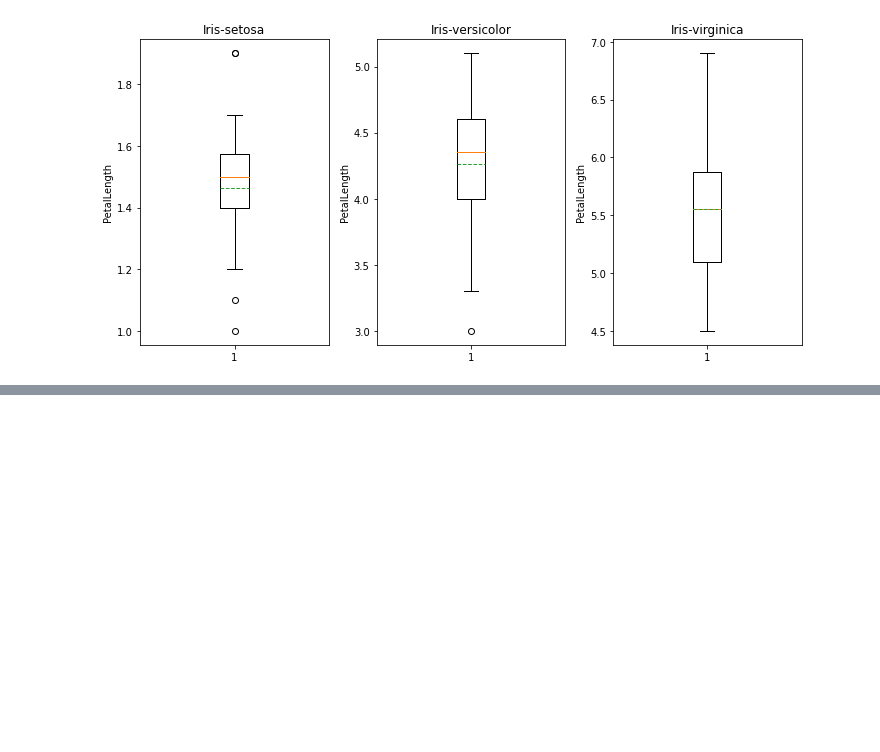
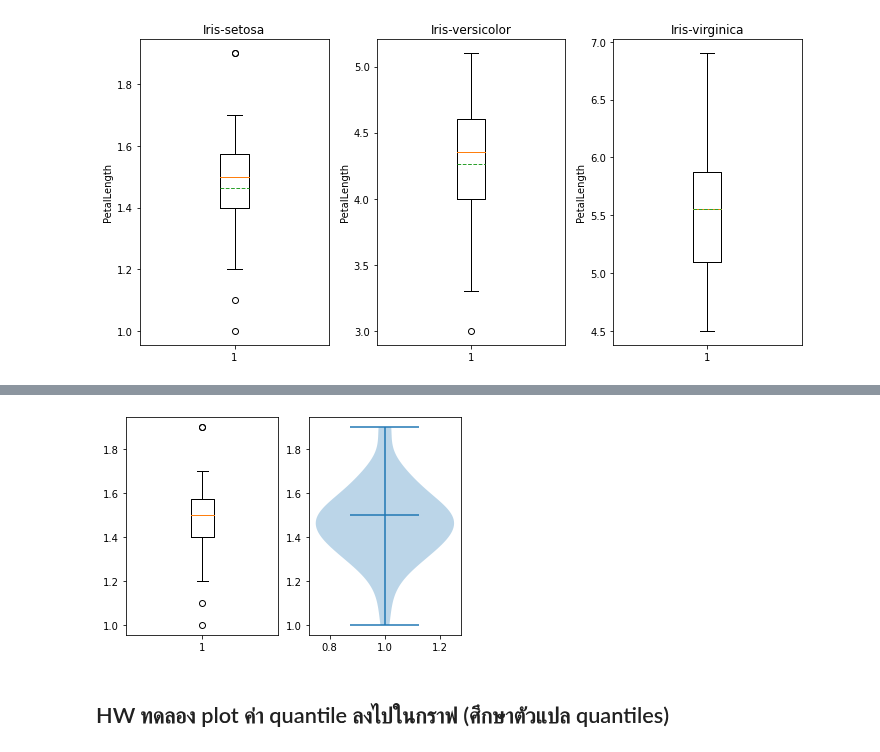
Before and after one commit to SupidchayaTangkidwanich/data_viz_2022, a Jupyter notebook: DataViz02_Data_Distribution.ipynb, the cells around one changed output, grey strips where cells are left out. Cells and saved outputs as stored; diff of their text form; code cells hidden in the pictures; blank space fills up the shorter version.

```diff
--- a/DataViz02_Data_Distribution.ipynb
+++ b/DataViz02_Data_Distribution.ipynb
@@ -341,0 +421,12 @@ plt.tight_layout()  #ปรับระยะห่างของแต่ล
+# %%
+plt.subplot(1,2,1)
+bb = plt.boxplot(df['PetalLength'][:50])
+q1 = bb['boxes'][0].get_ydata()[0]
+q2 = bb['medians'][0].get_ydata()[0]
+q3 = bb['boxes'][0].get_ydata()[2]
+plt.subplot(1,2,2)
+vi = plt.violinplot(df['PetalLength'][:50],showmedians=True) # เปรียบเทียบ  plot แบบ boxplot กับ violin plot
+# %% [output]
+[figure, added]
+# %% [markdown]
+## HW  ทดลอง plot ค่า quantile ลงไปในกราฟ (ศึกษาตัวแปล quantiles)
```
Also changed, not shown: parts of 13 cells of this notebook.
